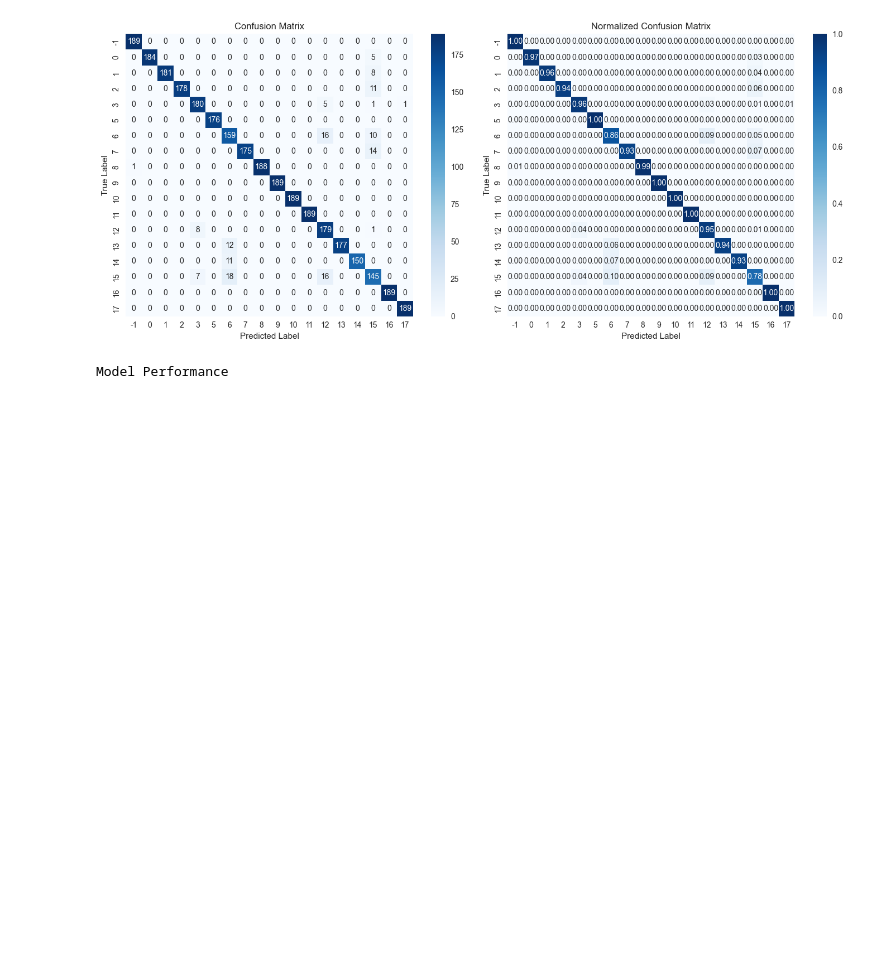
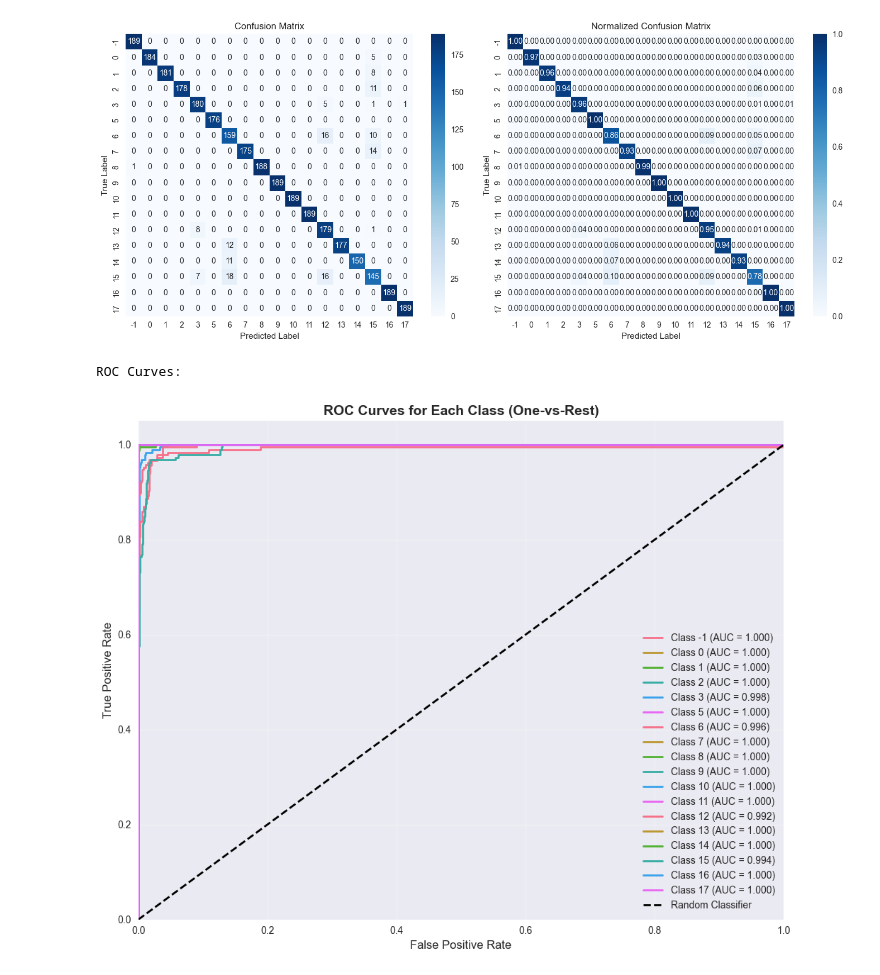
Before and after one commit to tyler-engineers-things/Machine-Learning-Joint-Analysis, a Jupyter notebook: src/svm_vis.ipynb, the cells around one changed output. Saved outputs shown, nothing was run; the diff lists cells and outputs as text; code cells hidden in the pictures; blank space fills up the shorter version.

```diff
--- a/src/svm_vis.ipynb
+++ b/src/svm_vis.ipynb
@@ -102,6 +102,39 @@ Model Performance Visualizations
 Confusion Matrix:
 [figure]
 # %%
+# ROC Curves
+from sklearn.preprocessing import label_binarize
+from sklearn.metrics import roc_curve, auc
+def plot_roc_curves(y_test, y_proba):
+    classes = sorted(y_test.unique())
+    n = len(classes)
+
+    y_test_binary = label_binarize(y_test, classes=classes)
+    if n == 2:
+        y_test_binary = np.hstack((1 - y_test_binary, y_test_binary))
+
+    plt.figure(figsize=(10, 8))
+
+    for i in range(n):
+        fpr, tpr, _ = roc_curve(y_test_binary[:, i], y_proba[:, i])
+        roc_auc = auc(fpr, tpr)
+        plt.plot(fpr, tpr, lw=2,
+                label=f'Class {classes[i]} (AUC = {roc_auc:.3f})')
+
+    plt.plot([0, 1], [0, 1], 'k--', lw=2, label='Random Classifier')
+    plt.xlim([0.0, 1.0])
+    plt.ylim([0.0, 1.05])
+    plt.xlabel('False Positive Rate', fontsize=12)
+    plt.ylabel('True Positive Rate', fontsize=12)
+    plt.title('ROC Curves for Each Class (One-vs-Rest)', fontsize=14, fontweight='bold')
+    plt.legend(loc="lower right")
+    plt.grid(True, alpha=0.3)
+    plt.tight_layout()
+    plt.show()
+
+print("\nROC Curves:")
+plot_roc_curves(y_test, y_proba)
 # %% [output]
-Model Performance
+ROC Curves:
+[figure, added]
 # %%
```
Also changed, not shown: parts of 3 cells of this notebook.
